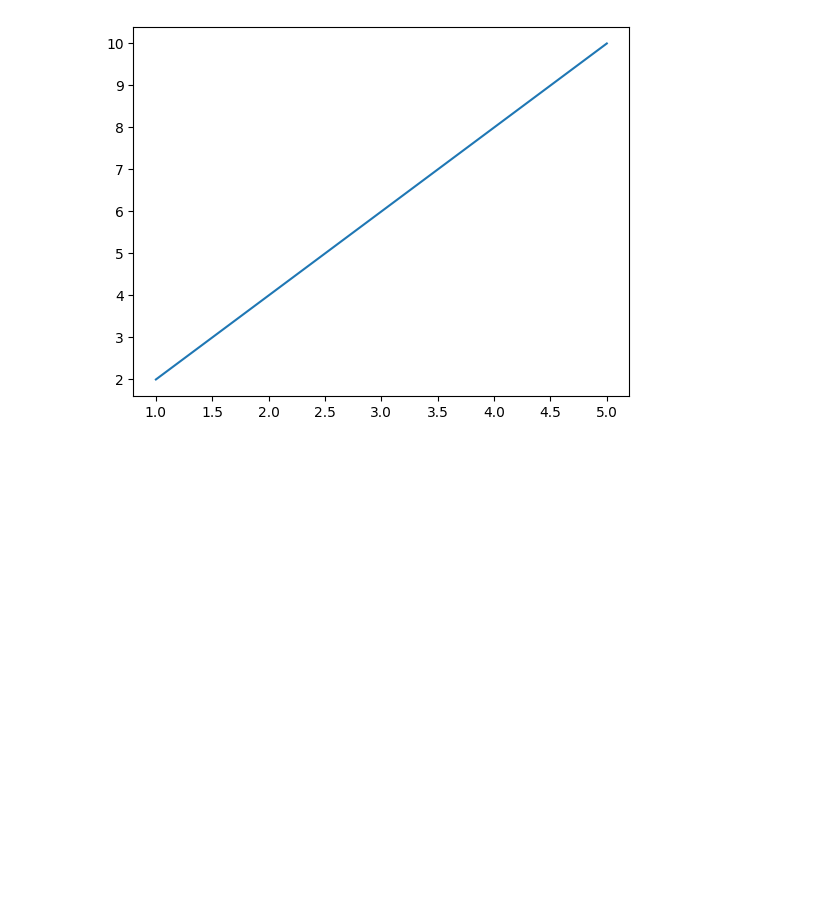
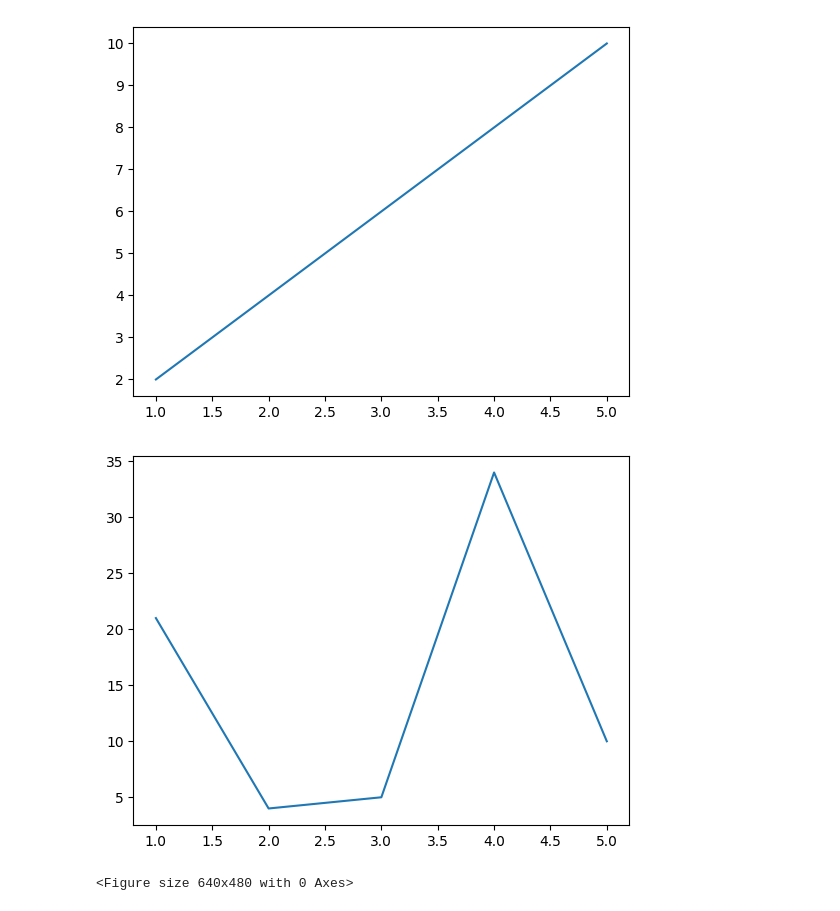
Before and after one commit to Aniketyadav29/Aniket-dev., a Jupyter notebook: matplotlib.ipynb, the cells around one changed output. Cells and saved outputs as stored; diff of their text form; code cells hidden in the pictures; blank space fills up the shorter version.

```diff
--- a/matplotlib.ipynb
+++ b/matplotlib.ipynb
@@ -35,3 +35,16 @@ plt.plot(x,y)
 plt.show()
 # %% [output]
 [figure]
+# %%
+# First Graph
+import matplotlib.pyplot as plt
+x=[1,2,3,4,5]
+y=[21,4,5,34,10]
+plt.plot(x,y)
+plt.show()
+plt.savefig('first_graph.png')
+plt.savefig('first_graph.pdf')
+plt.savefig('first_graph.jpg')
+# %% [output]
+[figure, added]
+<Figure size 640x480 with 0 Axes>
```
Also changed, not shown: parts of 1 cell of this notebook.
